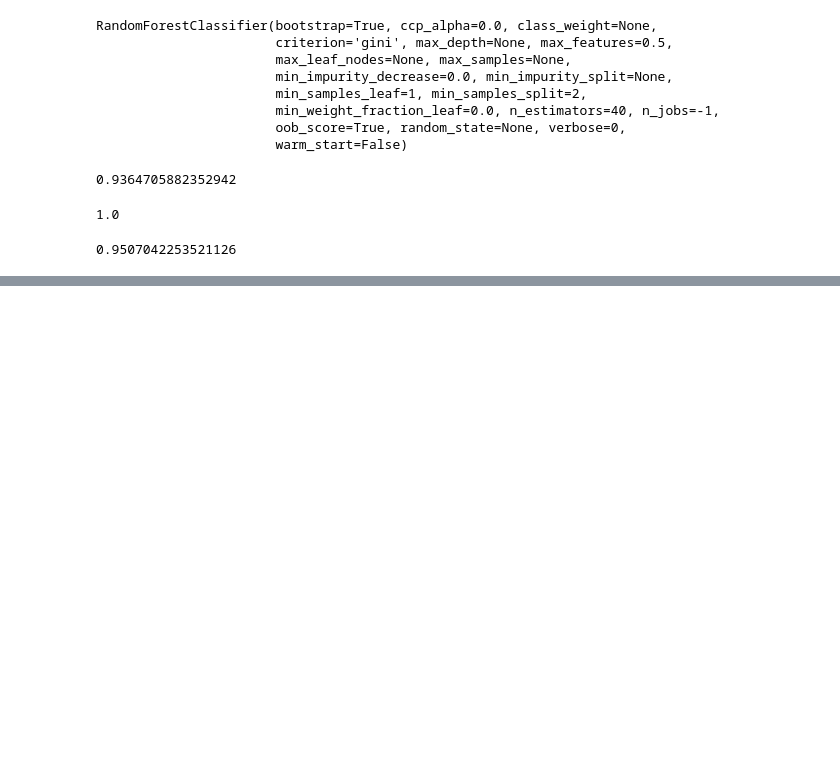
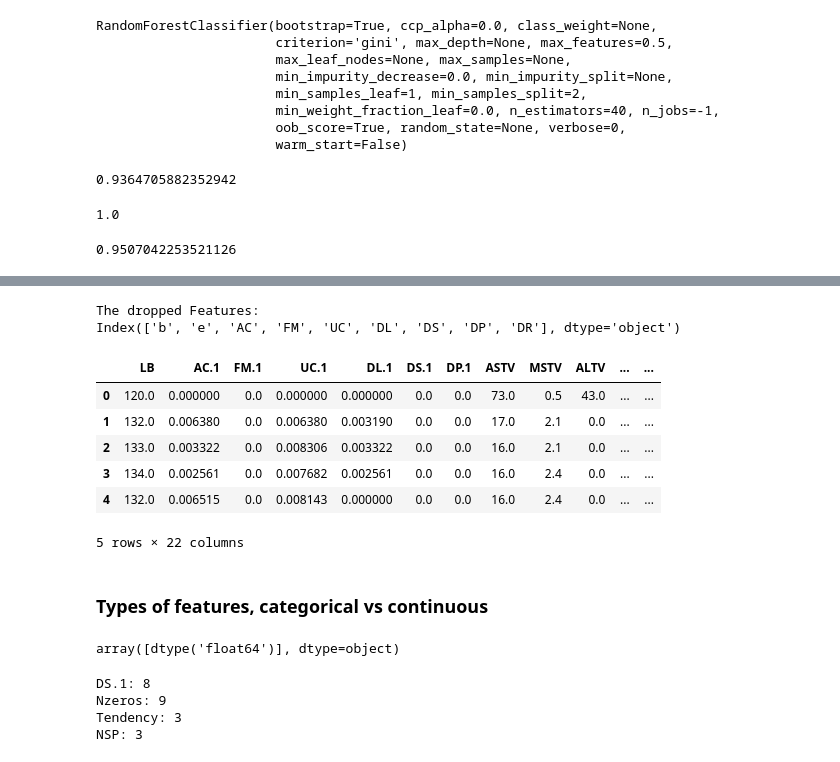
Before and after one commit to moaaztaha/Machine-Learning-Assignment, a Jupyter notebook: CTG Classification.ipynb, the cells around one changed output, grey strips where cells are left out. Cells and saved outputs as stored; diff of their text form; code cells hidden in the pictures; blank space fills up the shorter version.

```diff
--- a/CTG Classification.ipynb
+++ b/CTG Classification.ipynb
@@ -224,0 +303,5 @@ rf.score(x_valid, y_valid)
+# %%
+# Target Columns
+three_classes_target = ['NSP'] # 1, 2, 3
+ten_classes = 'A, B, C, D, E, AD, DE, LD, FS, SUSP'.split(', ')
+ten_classes_target = 'CLASS'
@@ -224,0 +310,4 @@ rf.score(x_valid, y_valid)
+# %%
+# drop 10 classes columns and target
+df.drop(ten_classes, axis=1, inplace=True)
+df.drop(['CLASS'], axis=1, inplace=True)
@@ -224,0 +324,34 @@ rf.score(x_valid, y_valid)
+# %%
+# drop b,e and old features
+old_features = df.columns[:9]
+df.drop(old_features, axis=1, inplace=True)
+print(f"The dropped Features: \n{old_features}")
+# %% [output]
+The dropped Features:
+Index(['b', 'e', 'AC', 'FM', 'UC', 'DL', 'DS', 'DP', 'DR'], dtype='object')
+# %%
+df.head()
+# %% [output]
+|  | LB | AC.1 | FM.1 | UC.1 | DL.1 | DS.1 | DP.1 | ASTV | MSTV | ALTV | ... | ... |
+| 0 | 120.0 | 0.000000 | 0.0 | 0.000000 | 0.000000 | 0.0 | 0.0 | 73.0 | 0.5 | 43.0 | ... | ... |
+| 1 | 132.0 | 0.006380 | 0.0 | 0.006380 | 0.003190 | 0.0 | 0.0 | 17.0 | 2.1 | 0.0 | ... | ... |
+| 2 | 133.0 | 0.003322 | 0.0 | 0.008306 | 0.003322 | 0.0 | 0.0 | 16.0 | 2.1 | 0.0 | ... | ... |
+| 3 | 134.0 | 0.002561 | 0.0 | 0.007682 | 0.002561 | 0.0 | 0.0 | 16.0 | 2.4 | 0.0 | ... | ... |
+| 4 | 132.0 | 0.006515 | 0.0 | 0.008143 | 0.000000 | 0.0 | 0.0 | 16.0 | 2.4 | 0.0 | ... | ... |
+5 rows × 22 columns
+# %% [markdown]
+### **Types of features, categorical vs continuous**
+# %%
+df.dtypes.unique()
+# %% [output]
+array([dtype('float64')], dtype=object)
+# %%
+# Number of unique values per feature if unique <= 10
+for col in df.columns:
+    if df[col].nunique() <= 10:
+        print(f"{col}: {df[col].nunique()}")
+# %% [output]
+DS.1: 8
+Nzeros: 9
+Tendency: 3
+NSP: 3
```
Also changed, not shown: parts of 18 cells of this notebook, 1 other file.
